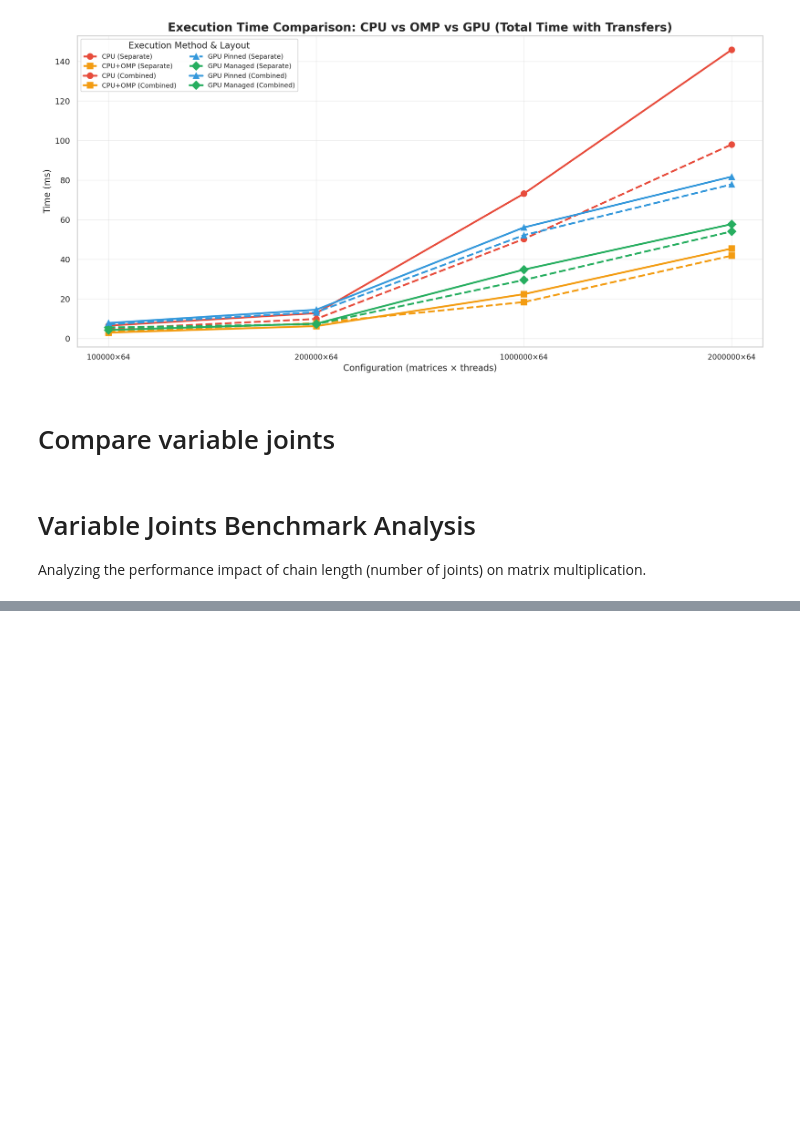
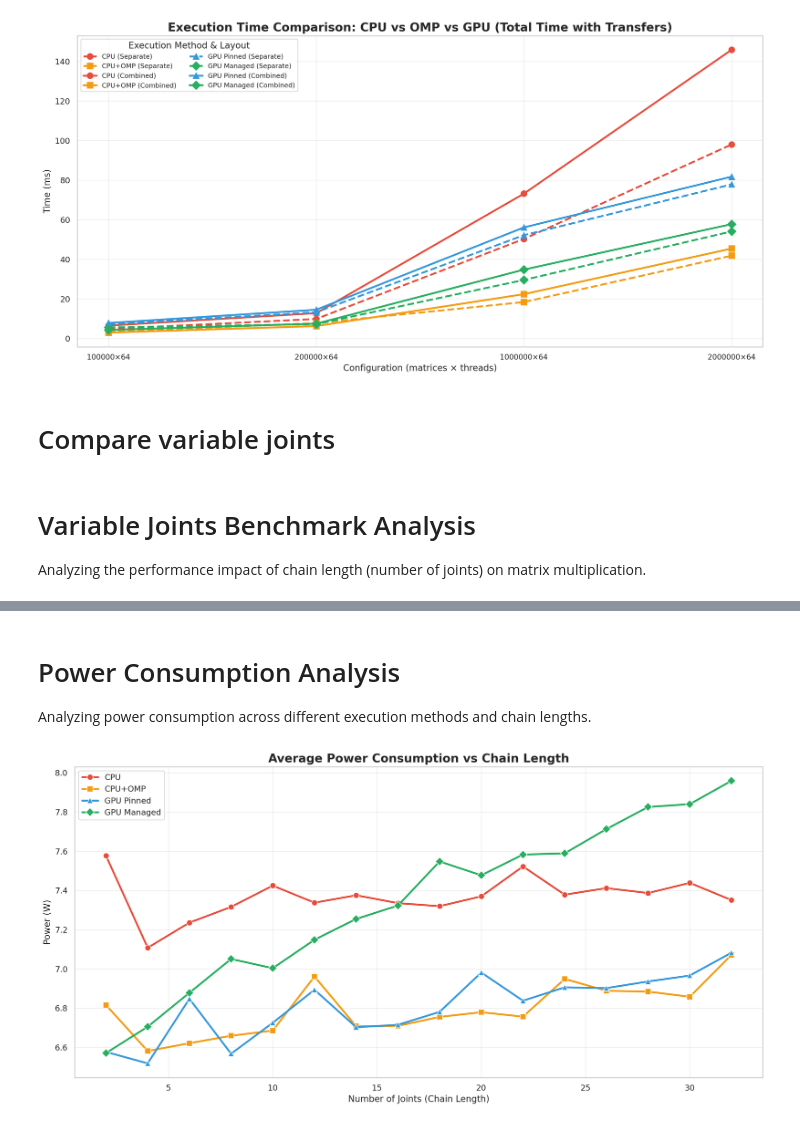
Before and after one commit to YuchengHuang313/ECE455, a Jupyter notebook: Proj/memory_comparison.ipynb, the cells around one changed output, grey strips where cells are left out. Saved outputs shown, nothing was run; the diff lists cells and outputs as text; code cells hidden in the pictures; blank space fills up the shorter version.

```diff
--- a/Proj/memory_comparison.ipynb
+++ b/Proj/memory_comparison.ipynb
@@ -545,0 +598,51 @@ plt.show()
+# %% [markdown]
+# Power Consumption Analysis
+
+Analyzing power consumption across different execution methods and chain lengths.
+# %%
+# Power consumption comparison across execution methods
+fig, ax = plt.subplots(figsize=(14, 7), dpi=200)
+
+# Check if we have managed memory data
+has_managed = 'Managed' in joints_df['memory_type'].values
+
+# Define colors
+colors = {
+    'CPU': '#e74c3c',
+    'CPU+OMP': '#f39c12',
+    'GPU (Pinned)': '#3498db',
+    'GPU (Managed)': '#27ae60'
+}
+
+# Get CPU/OMP data
+cpu_omp_df = joints_df.groupby('num_joints').first().reset_index()
+
+# Plot power consumption
+sns.lineplot(data=cpu_omp_df, x='num_joints', y='cpu_power_w', marker='o', linewidth=2.5,
+             markersize=8, label='CPU', color=colors['CPU'], ax=ax)
+sns.lineplot(data=cpu_omp_df, x='num_joints', y='omp_power_w', marker='s', linewidth=2.5,
+             markersize=8, label='CPU+OMP', color=colors['CPU+OMP'], ax=ax)
+
+# Plot GPU Pinned power
+pinned_df = joints_df[joints_df['memory_type'] == 'Pinned']
+if len(pinned_df) > 0:
+    sns.lineplot(data=pinned_df, x='num_joints', y='gpu_power_w', marker='^', linewidth=2.5,
+                 markersize=8, label='GPU Pinned', color=colors['GPU (Pinned)'], ax=ax)
+
+# Plot GPU Managed power (if available)
+if has_managed:
+    managed_df = joints_df[joints_df['memory_type'] == 'Managed']
+    if len(managed_df) > 0:
+        sns.lineplot(data=managed_df, x='num_joints', y='gpu_power_w', marker='D', linewidth=2.5,
+                     markersize=8, label='GPU Managed', color=colors['GPU (Managed)'], ax=ax)
+
+plt.title('Average Power Consumption vs Chain Length', fontsize=16, fontweight='bold')
+ax.set_xlabel('Number of Joints (Chain Length)', fontsize=12)
+ax.set_ylabel('Power (W)', fontsize=12)
+ax.legend(fontsize=11, loc='best')
+ax.grid(True, alpha=0.3)
+
+plt.tight_layout()
+plt.show()
+# %% [output]
+[figure, added]
```
Also changed, not shown: parts of 11 cells of this notebook, 13 other files.
